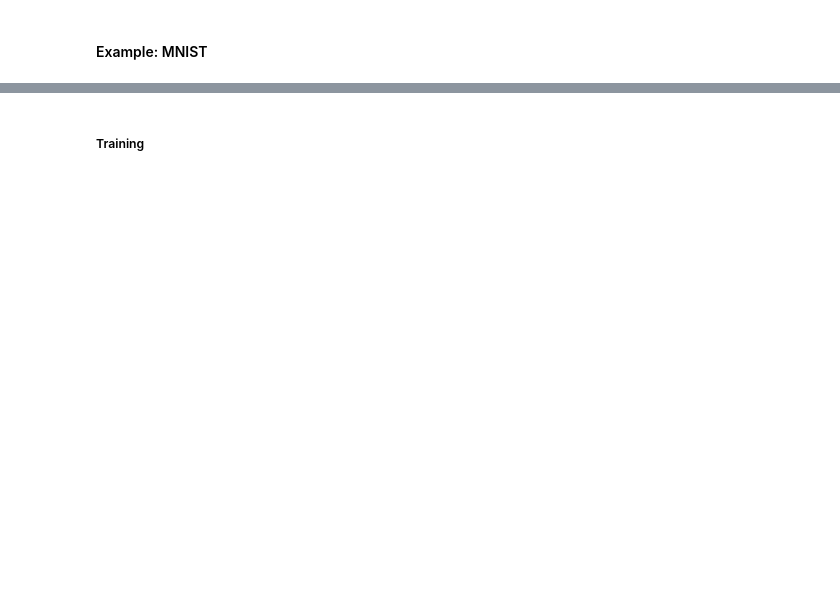
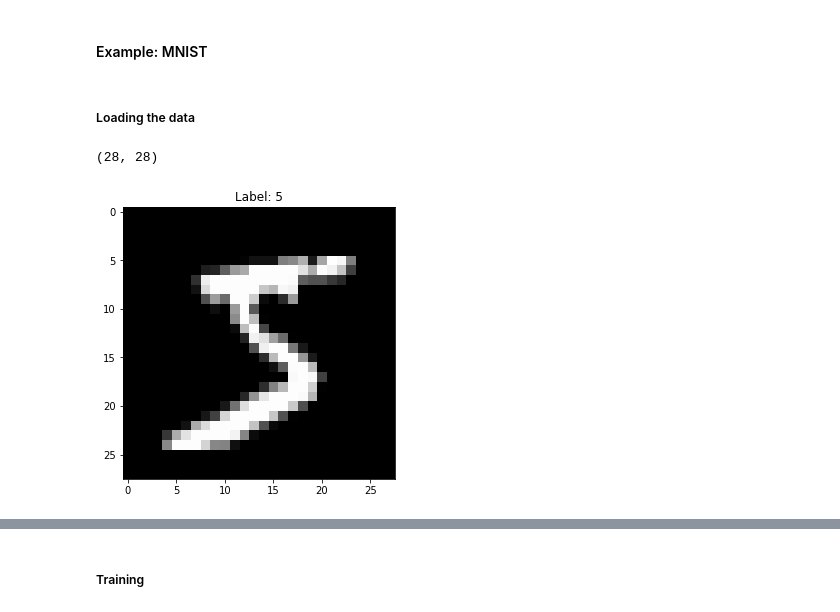
Before and after one commit to danieldasilvacosta/pucrio--vc--trabalhos--2022.2, a Jupyter notebook: Trabalho 3 - Daniel da Silva Costa/T3_DanielCosta.ipynb, the cells around one changed output, grey strips where cells are left out. Cells and saved outputs as stored; diff of their text form; code cells hidden in the pictures; blank space fills up the shorter version.

```diff
--- a/Trabalho 3 - Daniel da Silva Costa/T3_DanielCosta.ipynb
+++ b/Trabalho 3 - Daniel da Silva Costa/T3_DanielCosta.ipynb
@@ -199,0 +207,2 @@ plt.show()
+# %% [markdown]
+##### Loading the data
@@ -199,0 +214,13 @@ plt.show()
+# %%
+x_train[0].shape
+# %% [output]
+(28, 28)
+# %%
+fig, axes = plt.subplots( 1, 1, figsize=( 10, 5 ) )
+
+axes.set_title( f'Label: {y_train[0]}' )
+axes.imshow( x_train[0], cmap='gray' )
+
+plt.show()
+# %% [output]
+[figure, added]
```
Also changed, not shown: parts of 41 cells of this notebook.
